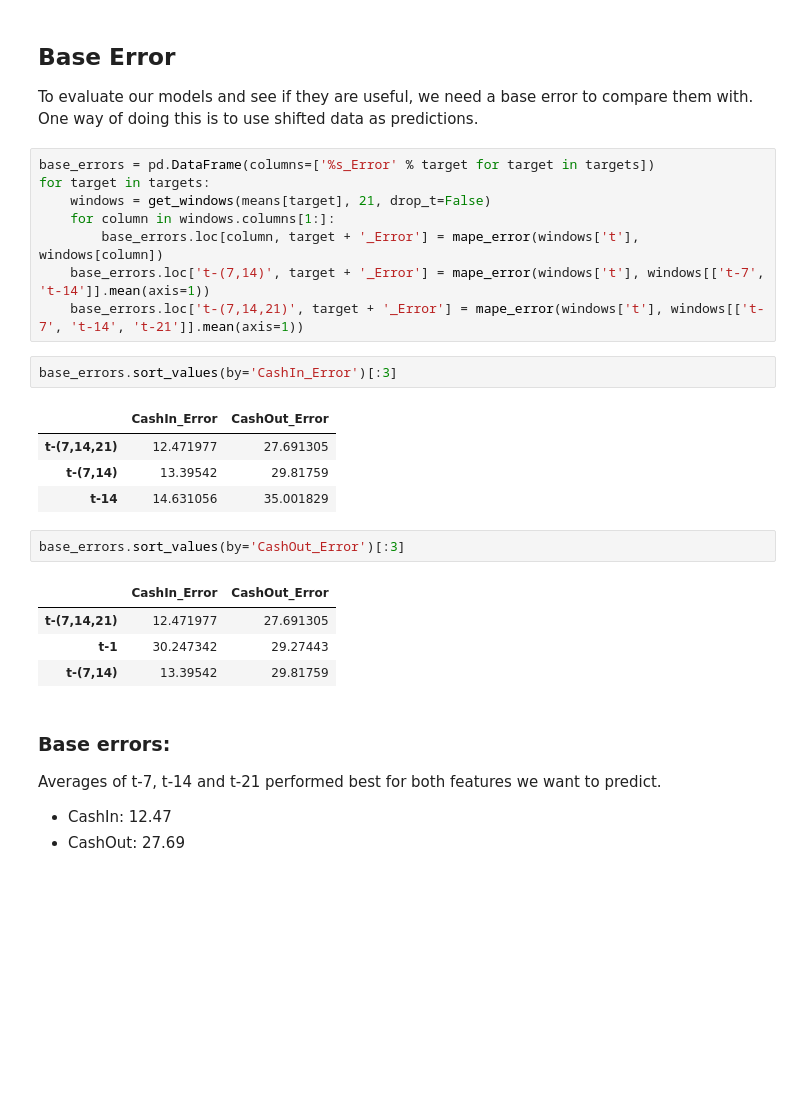
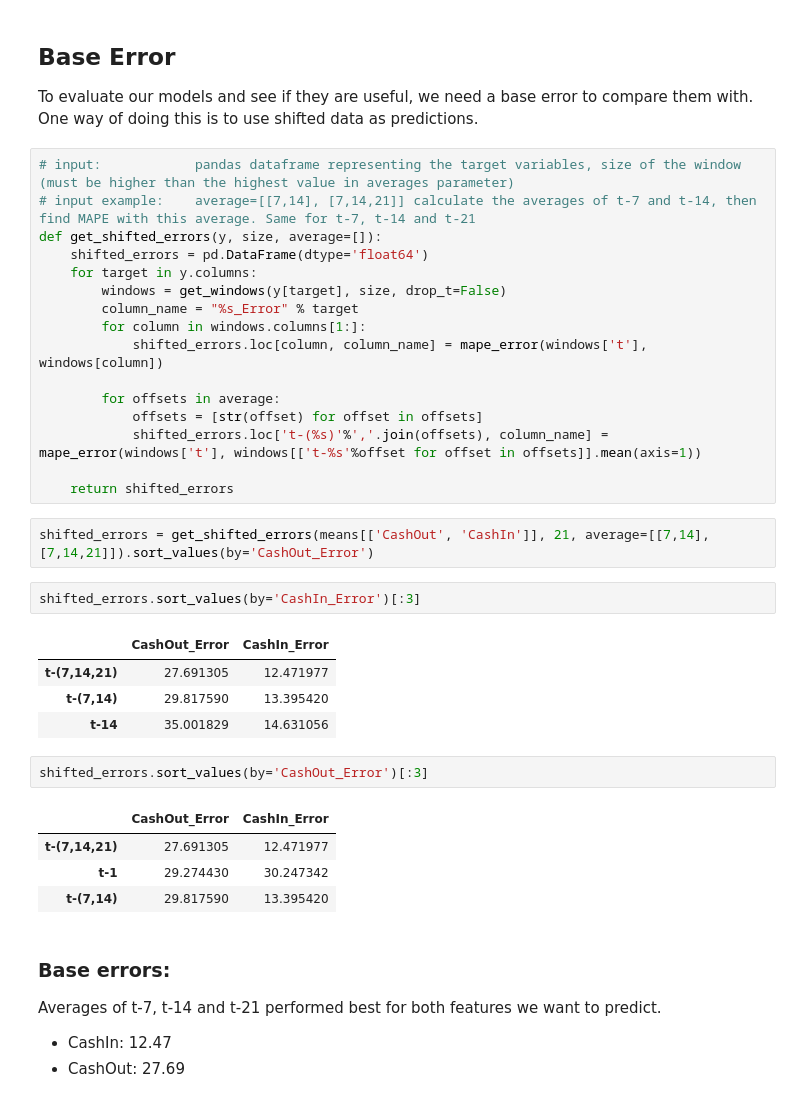
Before and after one commit to CahidArda/data-science-intenship-study, a Jupyter notebook: notebooks/atm_eda/atm_forecasting.ipynb, the cells around one changed output. Saved outputs shown, nothing was run; the diff lists cells and outputs as text; blank space fills up the shorter version.

Commit message:
Add get_shifted_errors method
Used for finding base scores

```diff
--- a/notebooks/atm_eda/atm_forecasting.ipynb
+++ b/notebooks/atm_eda/atm_forecasting.ipynb
@@ -27,28 +26,38 @@ def mape_error(y_actual, y_pred, mean=True):
 ## Base Error
 
 To evaluate our models and see if they are useful, we need a base error to compare them with. One way of doing this is to use shifted data as predictions.
-# %%
-base_errors = pd.DataFrame(columns=['%s_Error' % target for target in targets])
-for target in targets:
-    windows = get_windows(means[target], 21, drop_t=False)
-    for column in windows.columns[1:]:
-        base_errors.loc[column, target + '_Error'] = mape_error(windows['t'], windows[column])
-    base_errors.loc['t-(7,14)', target + '_Error'] = mape_error(windows['t'], windows[['t-7', 't-14']].mean(axis=1))
-    base_errors.loc['t-(7,14,21)', target + '_Error'] = mape_error(windows['t'], windows[['t-7', 't-14', 't-21']].mean(axis=1))
+# %%
+# input:            pandas dataframe representing the target variables, size of the window (must be higher than the highest value in averages parameter)
+# input example:    average=[[7,14], [7,14,21]] calculate the averages of t-7 and t-14, then find MAPE with this average. Same for t-7, t-14 and t-21
+def get_shifted_errors(y, size, average=[]):
+    shifted_errors = pd.DataFrame(dtype='float64')
+    for target in y.columns:
+        windows = get_windows(y[target], size, drop_t=False)
+        column_name = "%s_Error" % target
+        for column in windows.columns[1:]:
+            shifted_errors.loc[column, column_name] = mape_error(windows['t'], windows[column])
+
+        for offsets in average:
+            offsets = [str(offset) for offset in offsets]
+            shifted_errors.loc['t-(%s)'%','.join(offsets), column_name] = mape_error(windows['t'], windows[['t-%s'%offset for offset in offsets]].mean(axis=1))
+
+    return shifted_errors
+# %%
+shifted_errors = get_shifted_errors(means[['CashOut', 'CashIn']], 21, average=[[7,14], [7,14,21]]).sort_values(by='CashOut_Error')
 # %%
-base_errors.sort_values(by='CashIn_Error')[:3]
+shifted_errors.sort_values(by='CashIn_Error')[:3]
 # %% [output]
-|  | CashIn_Error | CashOut_Error |
-| t-(7,14,21) | 12.471977 | 27.691305 |
-| t-(7,14) | 13.39542 | 29.81759 |
-| t-14 | 14.631056 | 35.001829 |
+|  | CashOut_Error | CashIn_Error |
+| t-(7,14,21) | 27.691305 | 12.471977 |
+| t-(7,14) | 29.817590 | 13.395420 |
+| t-14 | 35.001829 | 14.631056 |
 # %%
-base_errors.sort_values(by='CashOut_Error')[:3]
+shifted_errors.sort_values(by='CashOut_Error')[:3]
 # %% [output]
-|  | CashIn_Error | CashOut_Error |
-| t-(7,14,21) | 12.471977 | 27.691305 |
-| t-1 | 30.247342 | 29.27443 |
-| t-(7,14) | 13.39542 | 29.81759 |
+|  | CashOut_Error | CashIn_Error |
+| t-(7,14,21) | 27.691305 | 12.471977 |
+| t-1 | 29.274430 | 30.247342 |
+| t-(7,14) | 29.817590 | 13.395420 |
 # %% [markdown]
 ### Base errors:
 
```
Also changed, not shown: parts of 9 cells of this notebook.
